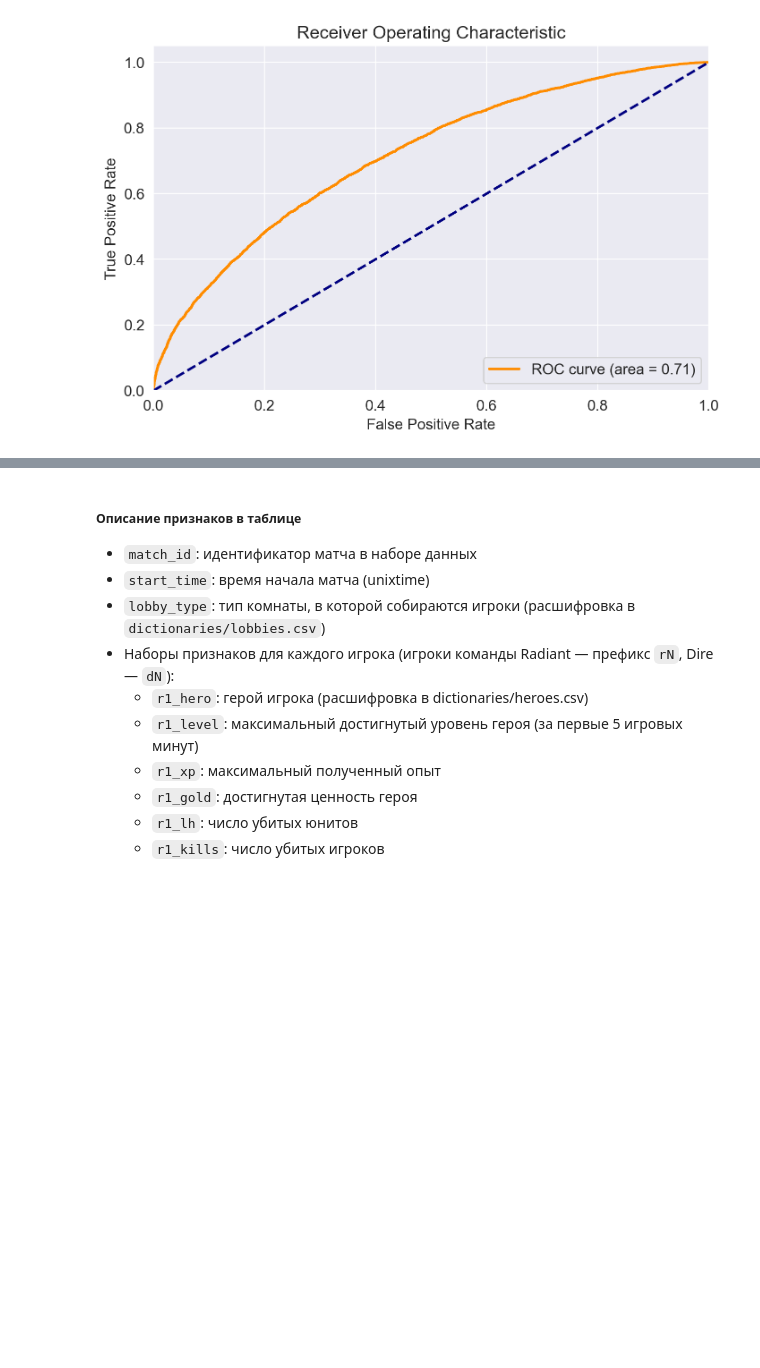
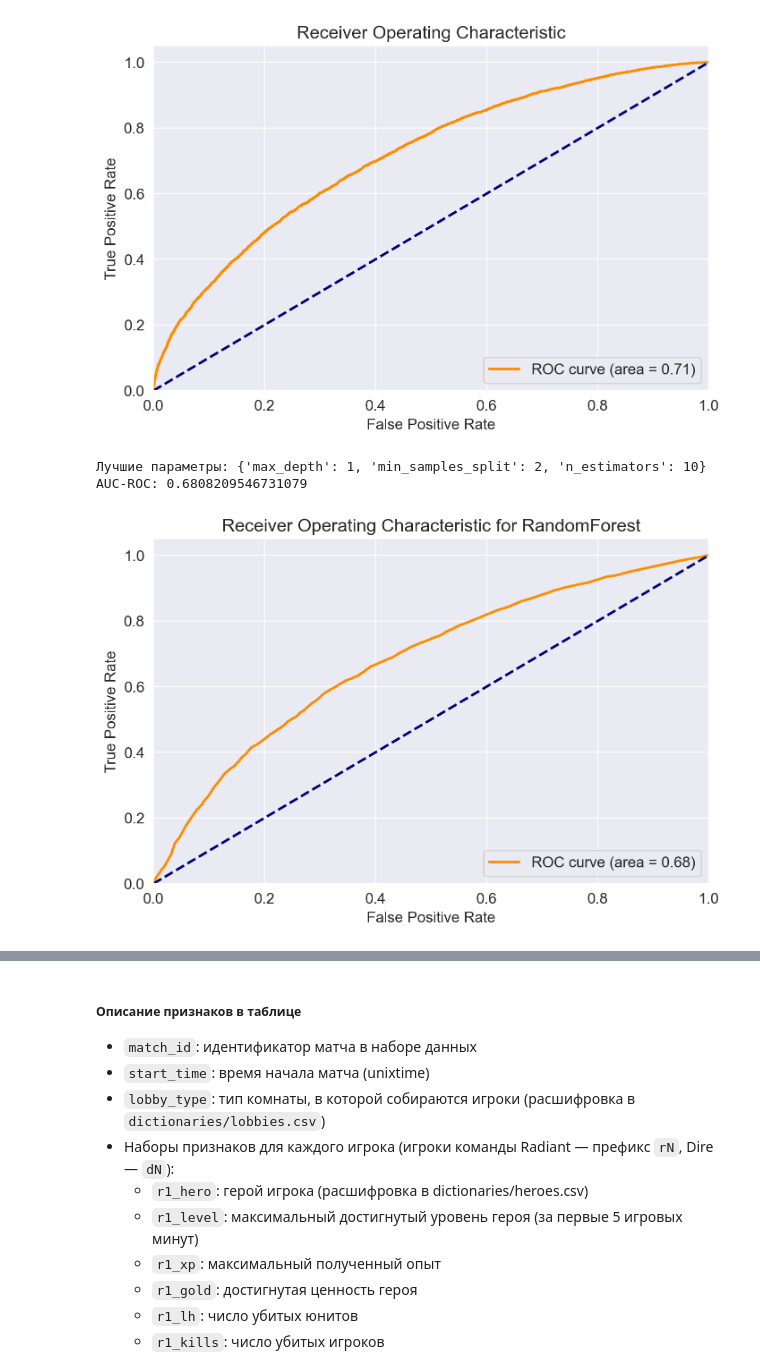
Before and after one commit to Romaniox/Sirius, a Jupyter notebook: HW_3.ipynb, the cells around one changed output, grey strips where cells are left out. Saved outputs shown, nothing was run; the diff lists cells and outputs as text; code cells hidden in the pictures; blank space fills up the shorter version.

Commit message:
add train

```diff
--- a/HW_3.ipynb
+++ b/HW_3.ipynb
@@ -313,3 +303,75 @@ plt.legend(loc="lower right")
 plt.show()
 # %% [output]
 [figure]
+# %%
+import pandas as pd
+from sklearn.ensemble import RandomForestClassifier
+from sklearn.model_selection import GridSearchCV, train_test_split
+from sklearn.metrics import roc_auc_score, roc_curve, auc, make_scorer
+from sklearn.preprocessing import StandardScaler
+import matplotlib.pyplot as plt
+
+# Загрузка данных и предварительная обработка (предполагается, что df - ваш DataFrame)
+
+# Разделение данных на признаки и целевую переменную
+X = features.drop('radiant_win', axis=1)
+y = features['radiant_win']
+
+# Разделение данных на обучающую и тестовую выборки
+X_train, X_test, y_train, y_test = train_test_split(X, y, test_size=0.2, random_state=42)
+
+# Нормализация данных не всегда необходима для моделей на основе деревьев, но вы можете использовать её по желанию
+scaler = StandardScaler()
+X_train_scaled = scaler.fit_transform(X_train)
+X_test_scaled = scaler.transform(X_test)
+
+# Создание модели RandomForest
+random_forest = RandomForestClassifier()
+
+# Определение параметров для GridSearch
+# param_grid = {
+#     'n_estimators': [10, 50, 100, 200],  # количество деревьев
+#     'max_depth': [None, 10, 20, 30],  # максимальная глубина деревьев
+#     'min_samples_split': [2, 5, 10]  # минимальное количество объектов, необходимое для разделения узла
+# }
+
+param_grid = {
+    'n_estimators': [10, 50, 100],  # количество деревьев
+    'max_depth': [1, 5, 10],  # максимальная глубина деревьев
+    'min_samples_split': [2, 5, 10]  # минимальное количество объектов, необходимое для разделения узла
+}
+
+# Создание объекта GridSearch с использованием AUC-ROC в качестве метрики
+grid_search = GridSearchCV(random_forest, param_grid, cv=5, scoring=make_scorer(roc_auc_score))
+
+# Обучение модели
+grid_search.fit(X_train_scaled, y_train)
+
+# Лучшие параметры
+print("Лучшие параметры:", grid_search.best_params_)
+
+# Предсказание вероятностей на тестовых данных
+y_pred_prob = grid_search.best_estimator_.predict_proba(X_test_scaled)[:, 1]
+
+# Расчет значений для ROC кривой
+fpr, tpr, thresholds = roc_curve(y_test, y_pred_prob)
+
+# Расчет AUC-ROC
+roc_auc = auc(fpr, tpr)
+print("AUC-ROC:", roc_auc)
+
+# Построение ROC кривой
+plt.figure()
+plt.plot(fpr, tpr, color='darkorange', lw=2, label='ROC curve (area = %0.2f)' % roc_auc)
+plt.plot([0, 1], [0, 1], color='navy', lw=2, linestyle='--')
+plt.xlim([0.0, 1.0])
+plt.ylim([0.0, 1.05])
+plt.xlabel('False Positive Rate')
+plt.ylabel('True Positive Rate')
+plt.title('Receiver Operating Characteristic for RandomForest')
+plt.legend(loc="lower right")
+plt.show()
+# %% [output]
+Лучшие параметры: {'max_depth': 1, 'min_samples_split': 2, 'n_estimators': 10}
+AUC-ROC: 0.6808209546731079
+[figure, added]
```
Also changed, not shown: parts of 8 cells of this notebook.
